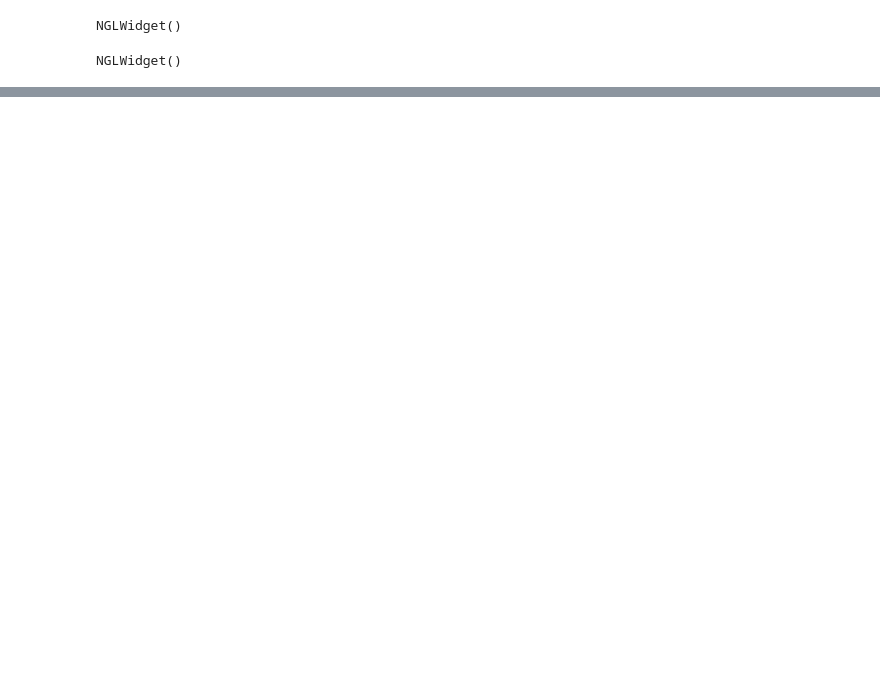
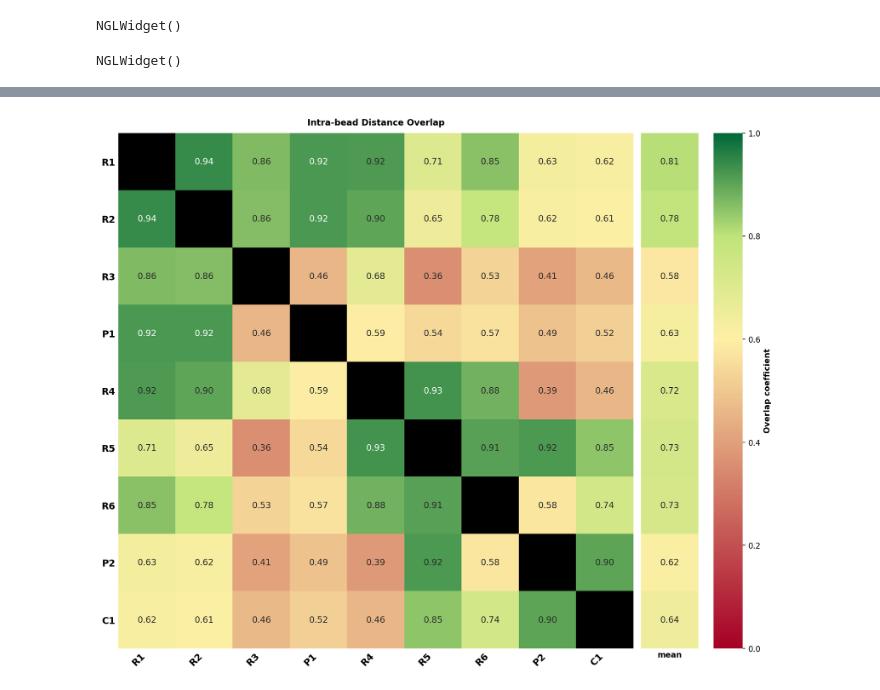
Before and after one commit to Martini-Force-Field-Initiative/shaker, a Jupyter notebook: tutorials/1_BasicParameterization/Parameterize_with_Shaker_Tutorial.ipynb, the cells around one changed output, grey strips where cells are left out. Drawn from its saved outputs; the diff is of its cells as text; code cells hidden in the pictures; blank space fills up the shorter version.

```diff
--- a/tutorials/1_BasicParameterization/Parameterize_with_Shaker_Tutorial.ipynb
+++ b/tutorials/1_BasicParameterization/Parameterize_with_Shaker_Tutorial.ipynb
@@ -400,0 +416,4 @@ NGLWidget()
+# %%
+oc, fig, axes = shaker.assess_overlap_matrix(u_aa, u_cg, resname=resname)
+# %% [output]
+[figure, added]
```
Also changed, not shown: parts of 9 cells of this notebook.
